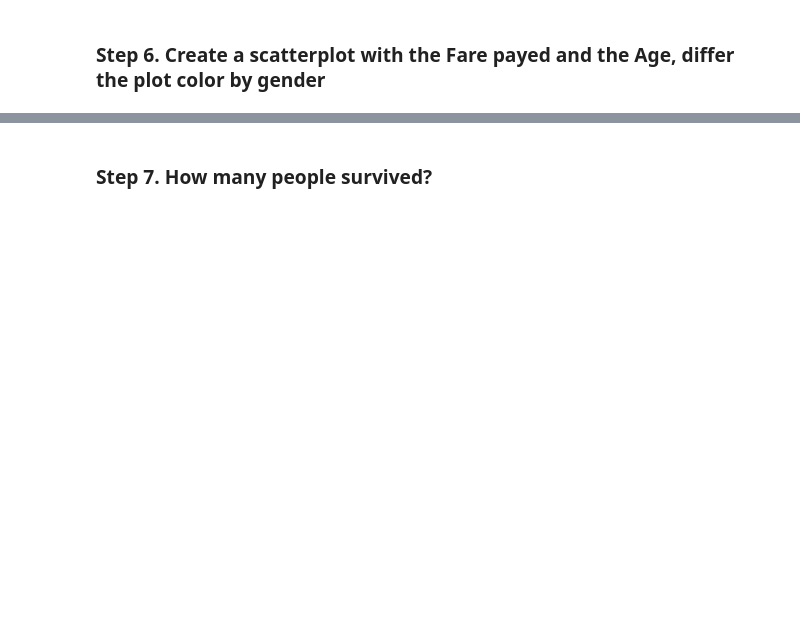
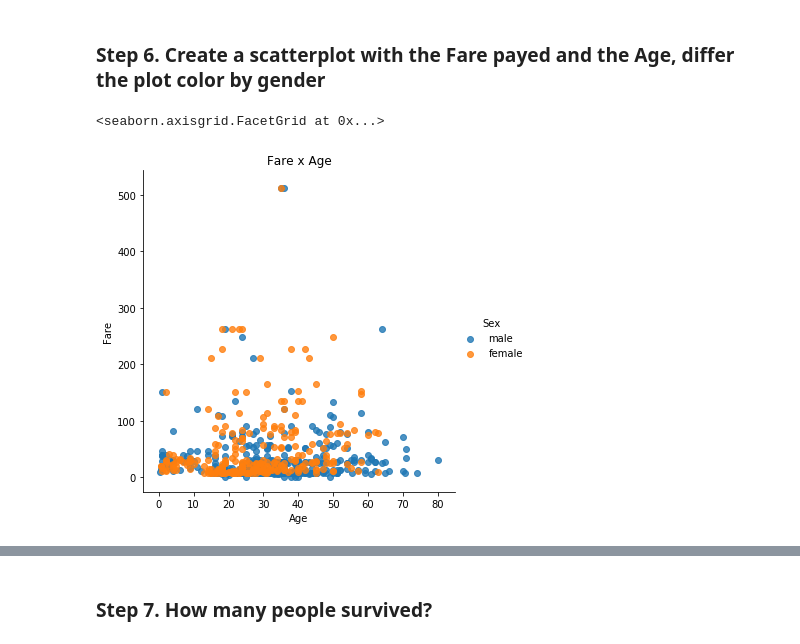
Before and after one commit to osbertc/pandas_exercises, a Jupyter notebook: 07_Visualization/Titanic_Desaster/Osbert_answer_20210103.ipynb, the cells around one changed output, grey strips where cells are left out. Saved outputs shown, nothing was run; the diff lists cells and outputs as text; code cells hidden in the pictures; blank space fills up the shorter version.

```diff
--- a/07_Visualization/Titanic_Desaster/Osbert_answer_20210103.ipynb
+++ b/07_Visualization/Titanic_Desaster/Osbert_answer_20210103.ipynb
@@ -101,2 +93,20 @@ ValueError: 'explode' must be of length 'x'
 # %% [markdown]
 ### Step 6. Create a scatterplot with the Fare payed and the Age, differ the plot color by gender
+# %%
+# creates the plot using
+lm = sns.lmplot(x = 'Age', y = 'Fare', data = titanic, hue = 'Sex', fit_reg=False)
+
+# set title
+lm.set(title = 'Fare x Age')
+
+# get the axes object and tweak it
+# axes = lm.axes
+# axes[0,0].set_ylim(-5,)
+# axes[0,0].set_xlim(-5,85)
+
+or
+plot1 = sns.scatterplot(x = 'Age', y = 'Fare', data = titanic, hue = 'Sex')
+plot1.set(title = 'Fare x Age by Sex')
+# %% [output]
+<seaborn.axisgrid.FacetGrid at 0x...>
+[figure, added]
```
Also changed, not shown: parts of 7 cells of this notebook.
